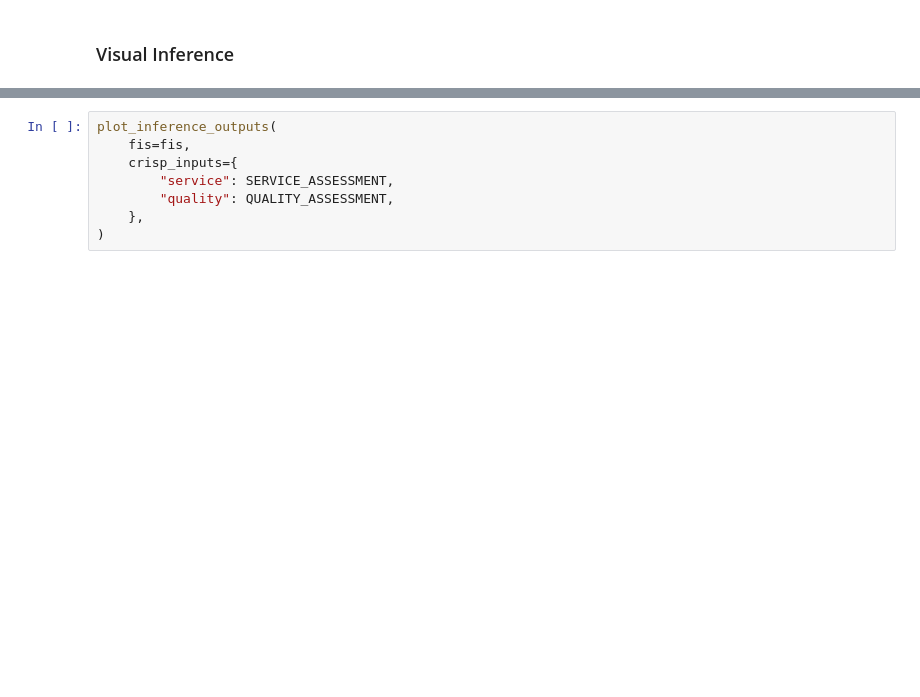
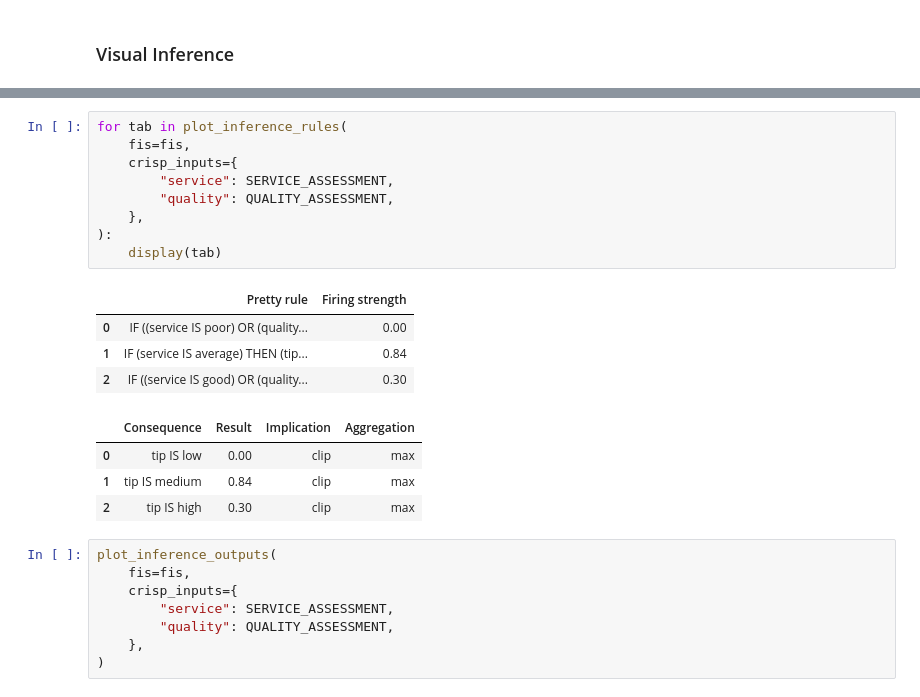
Before and after one commit to cupressus/mostly, a Jupyter notebook: docs/tipping_problem.ipynb, the cells around one changed output, grey strips where cells are left out. Drawn from its saved outputs; the diff is of its cells as text; blank space fills up the shorter version.

```diff
--- a/docs/tipping_problem.ipynb
+++ b/docs/tipping_problem.ipynb
@@ -111,6 +116,24 @@ plot_inference_inputs(
 )
 # %% [output]
 [interactive output not drawn]
+# %%
+for tab in plot_inference_rules(
+    fis=fis,
+    crisp_inputs={
+        "service": SERVICE_ASSESSMENT,
+        "quality": QUALITY_ASSESSMENT,
+    },
+):
+    display(tab)
+# %% [output]
+|  | Pretty rule | Firing strength |
+| 0 | IF ((service IS poor) OR (quality... | 0.00 |
+| 1 | IF (service IS average) THEN (tip... | 0.84 |
+| 2 | IF ((service IS good) OR (quality... | 0.30 |
+|  | Consequence | Result | Implication | Aggregation |
+| 0 | tip IS low | 0.00 | clip | max |
+| 1 | tip IS medium | 0.84 | clip | max |
+| 2 | tip IS high | 0.30 | clip | max |
 # %%
 plot_inference_outputs(
     fis=fis,
```
Also changed, not shown: parts of 1 cell of this notebook, 5 other files.
